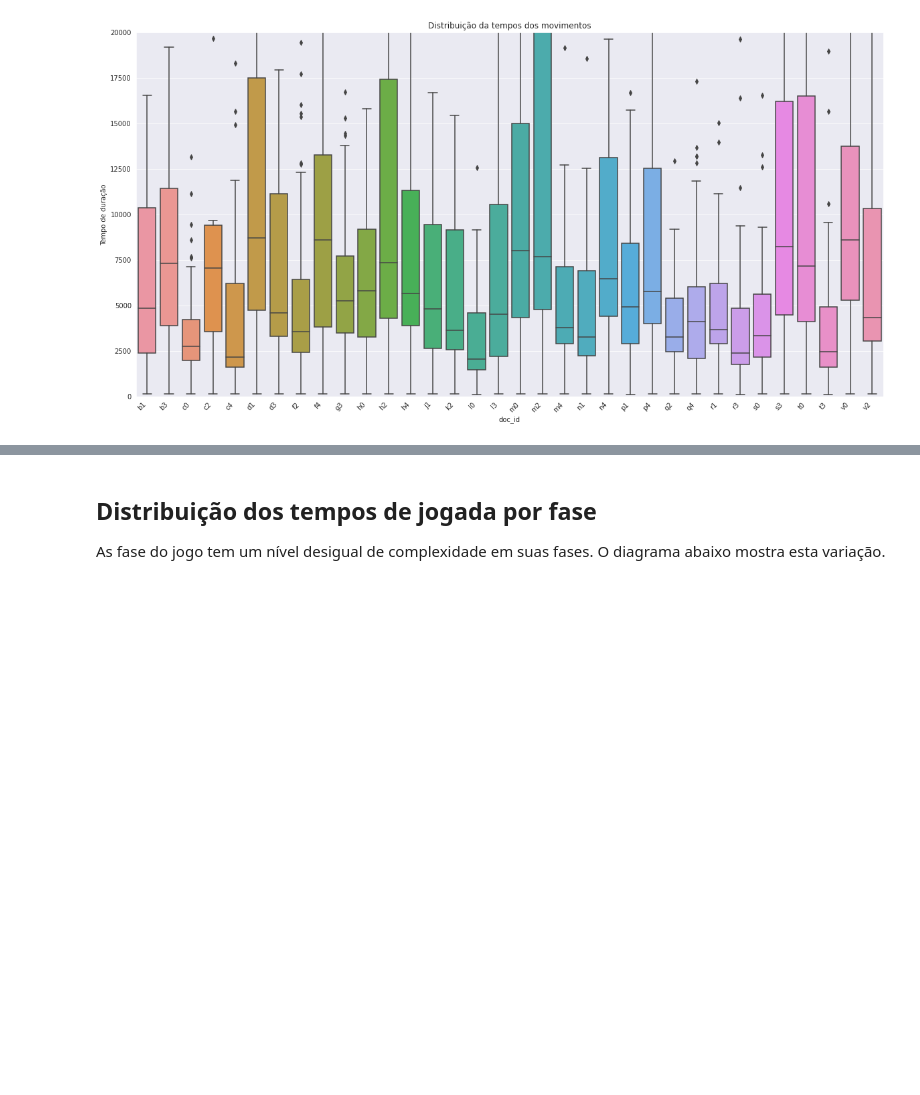
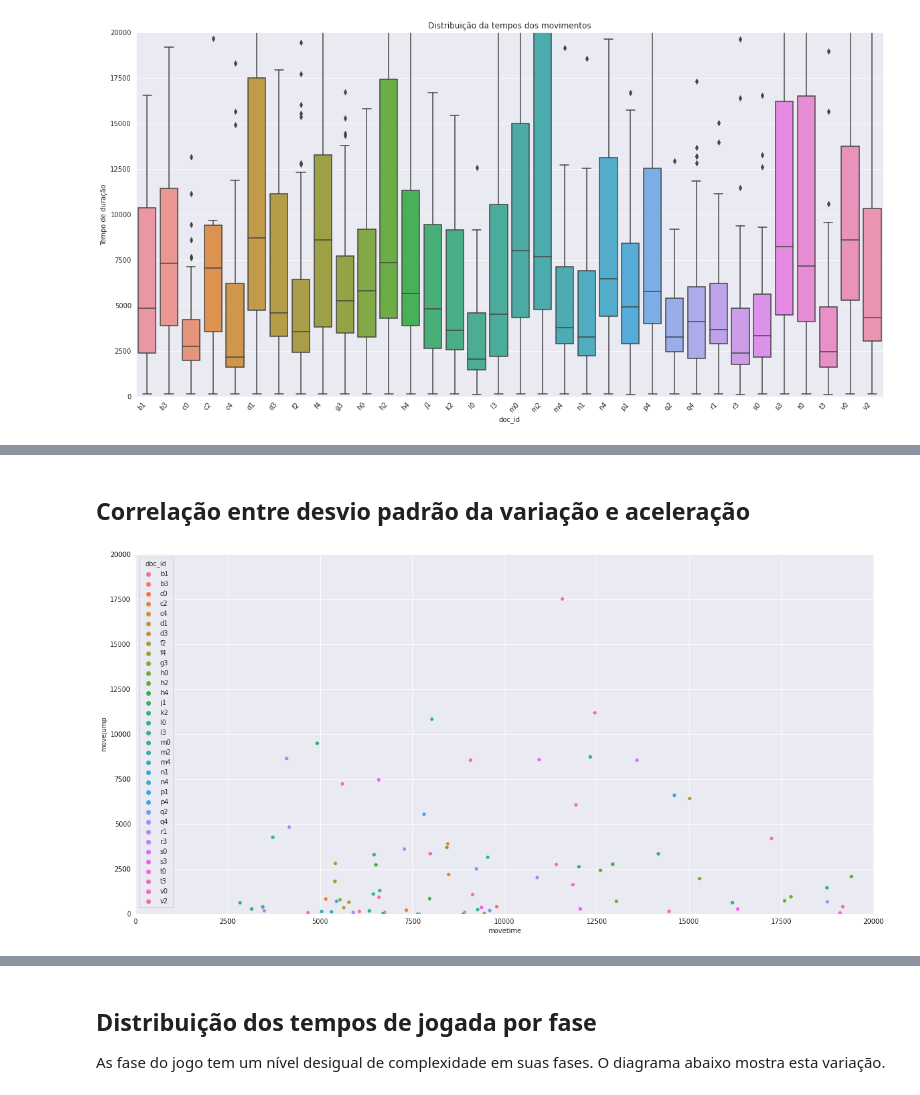
Before and after one commit to labase/data_edu, a Jupyter notebook: ipnb/organelas.ipynb, the cells around one changed output, grey strips where cells are left out. Saved outputs shown, nothing was run; the diff lists cells and outputs as text; code cells hidden in the pictures; blank space fills up the shorter version.

```diff
--- a/ipnb/organelas.ipynb
+++ b/ipnb/organelas.ipynb
@@ -230,0 +324,12 @@ plt.gcf().set_size_inches(20, 10)
+# %% [markdown]
+## Correlação entre desvio padrão da variação e aceleração
+# %%
+# ds = df.groupby(['doc_id', 'casa'])['movedelta'].std().reset_index()
+ds = df.groupby(['doc_id', 'casa'])['movetime'].mean().reset_index()
+dj = df.groupby(['doc_id', 'casa'])['movejump'].mean().reset_index()
+dj= dj.join(ds["movetime"])
+sns.scatterplot(data=dj,x="movetime",y="movejump",hue="doc_id").set(xlim=(0, 20000), ylim=(0, 20000))
+
+plt.gcf().set_size_inches(20, 10)
+# %% [output]
+[figure, added]
```
Also changed, not shown: parts of 56 cells of this notebook.
